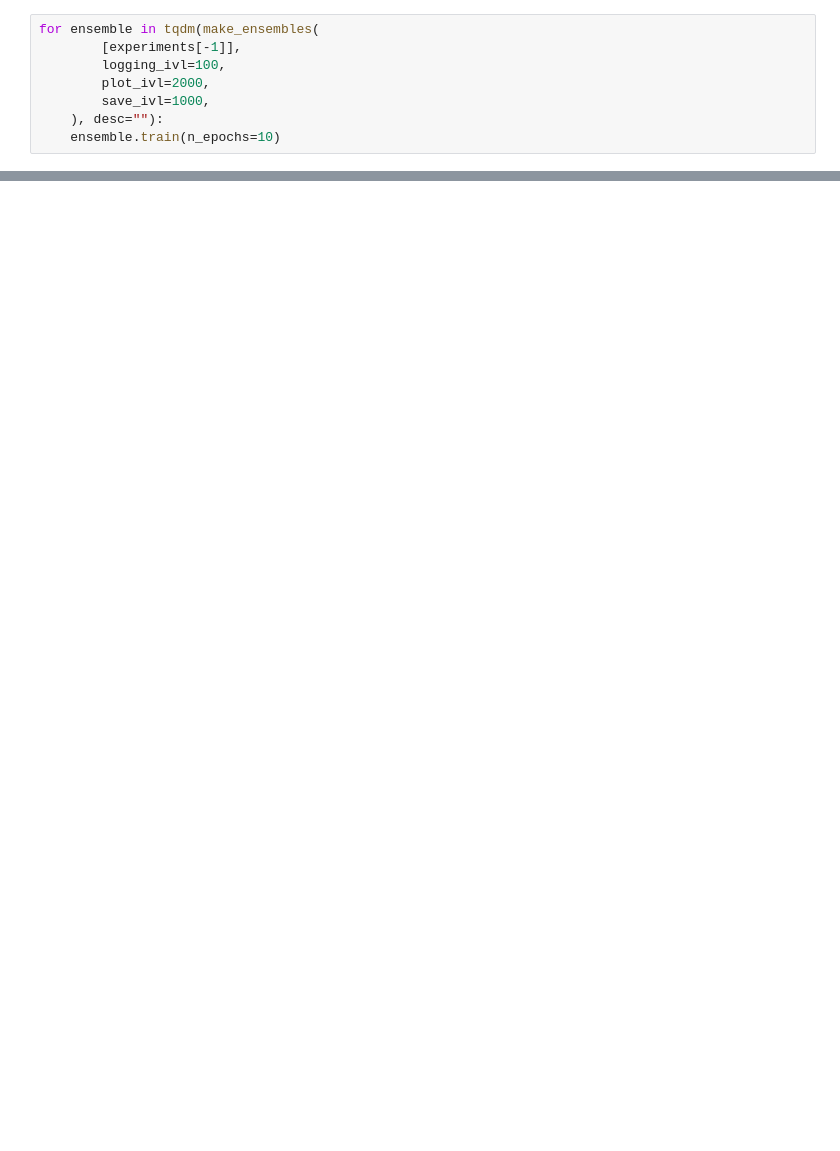
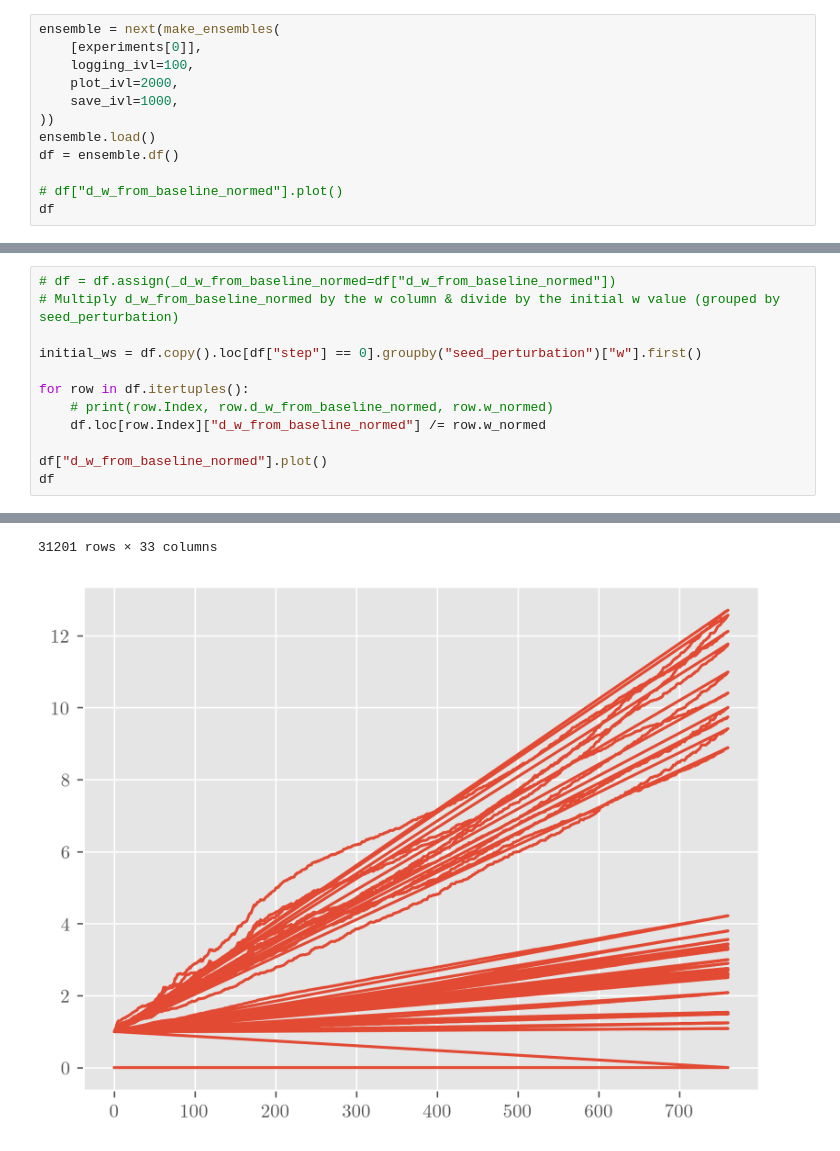
Before and after one commit to jqhoogland/serimats, a Jupyter notebook: paths/sandbox.ipynb, the cells around one changed output, grey strips where cells are left out. Drawn from its saved outputs; the diff is of its cells as text; blank space fills up the shorter version.

```diff
--- a/paths/sandbox.ipynb
+++ b/paths/sandbox.ipynb
@@ -104,9 +19,13 @@ RuntimeError: generator raised StopIteration
 # %%
-for ensemble in tqdm(make_ensembles(
-        [experiments[-1]],
-        logging_ivl=100,
-        plot_ivl=2000,
-        save_ivl=1000,
-    ), desc=""):
-    ensemble.train(n_epochs=10)
+ensemble = next(make_ensembles(
+    [experiments[0]],
+    logging_ivl=100,
+    plot_ivl=2000,
+    save_ivl=1000,
+))
+ensemble.load()
+df = ensemble.df()
+
+# df["d_w_from_baseline_normed"].plot()
+df
 # %% [output]
@@ -120,0 +65,13 @@ KeyboardInterrupt:
+# %%
+# df = df.assign(_d_w_from_baseline_normed=df["d_w_from_baseline_normed"])
+# Multiply d_w_from_baseline_normed by the w column & divide by the initial w value (grouped by seed_perturbation)
+
+initial_ws = df.copy().loc[df["step"] == 0].groupby("seed_perturbation")["w"].first()
+
+for row in df.itertuples():
+    # print(row.Index, row.d_w_from_baseline_normed, row.w_normed)
+    df.loc[row.Index]["d_w_from_baseline_normed"] /= row.w_normed
+
+df["d_w_from_baseline_normed"].plot()
+df
+# %% [output]
@@ -120,0 +95,2 @@ KeyboardInterrupt:
+31201 rows × 33 columns
+[figure, added]
```
Also changed, not shown: parts of 11 cells of this notebook, 10 other files.
